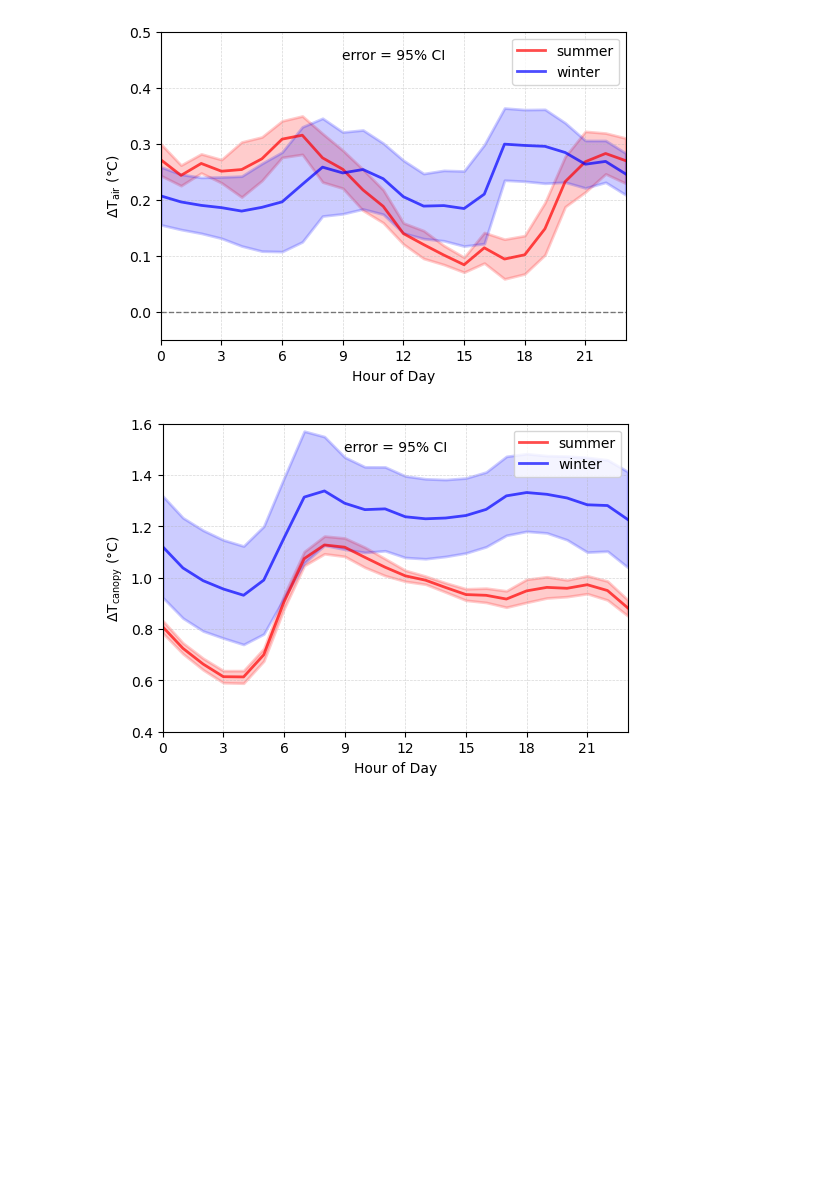
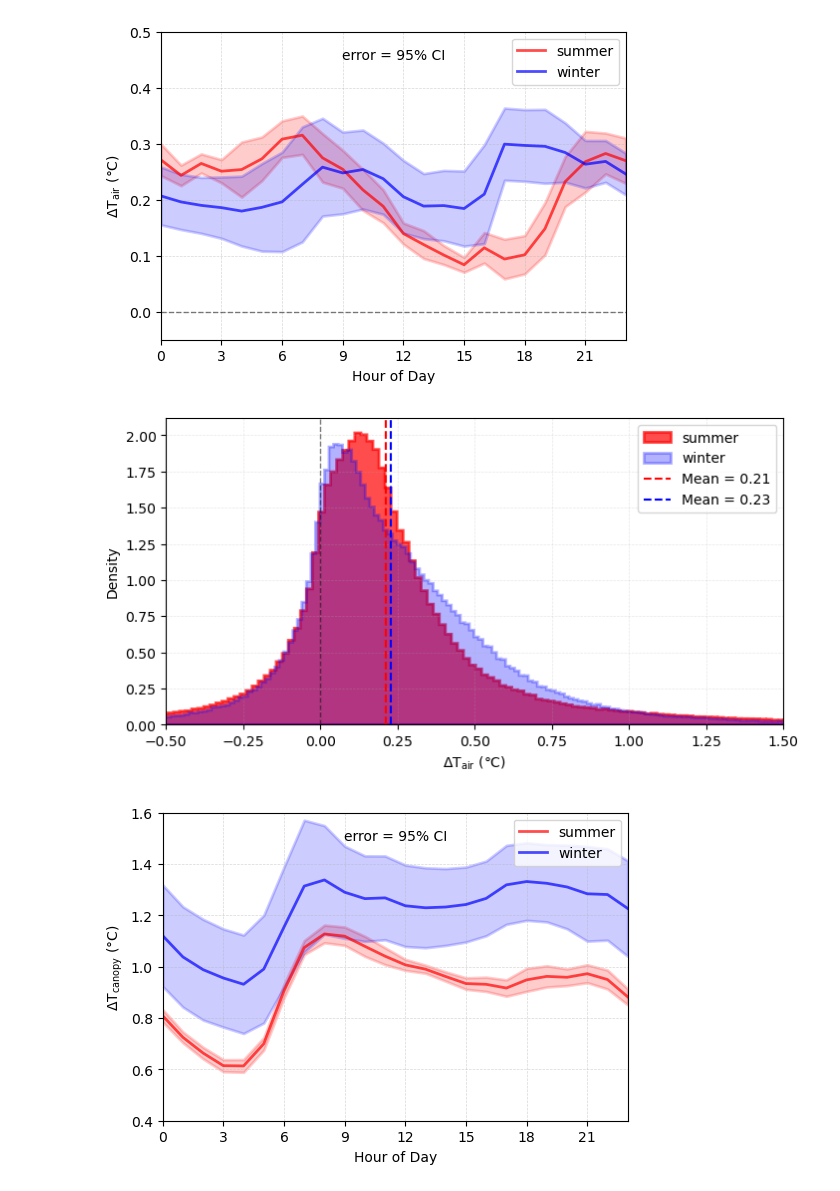
Before and after one commit to josephko91/ah-la-paper, a Jupyter notebook: notebooks/impact-analysis.ipynb, the cells around one changed output. Cells and saved outputs as stored; diff of their text form; code cells hidden in the pictures; blank space fills up the shorter version.

```diff
--- a/notebooks/impact-analysis.ipynb
+++ b/notebooks/impact-analysis.ipynb
@@ -192,6 +358,36 @@ filename = 'diurnal_t2.png'
 plt.savefig(os.path.join(save_dir, filename), dpi=300)
 # %% [output]
 [figure]
+# %%
+# histogram (T2)
+fig, ax = plt.subplots(figsize=(8,4))
+t2_diff_s = delta[8]['T2']
+t2_diff_w = delta[12]['T2']
+t2_diff_s.plot.hist(ax=ax, xlim =[-0.5, 1.5], bins='scott', label='summer',
+                    histtype='stepfilled',
+                    edgecolor='red', linewidth=2,
+                    density=True, alpha=0.7, fc=(1, 0, 0, 0.5));
+t2_diff_w.plot.hist(ax=ax, xlim =[-0.5, 1.5], bins='scott', label='winter',
+                    histtype='stepfilled',
+                    edgecolor='blue', linewidth=2,
+                    density=True, alpha=0.3, fc=(0, 0, 1, 0.5));
+# plot mean as lines
+mean_val_s = t2_diff_s.mean().values
+mean_val_w = t2_diff_w.mean().values
+plt.axvline(mean_val_s, color='red', linestyle='--', label=f'Mean = {mean_val_s:.2f}')
+plt.axvline(mean_val_w, color='blue', linestyle='--', label=f'Mean = {mean_val_w:.2f}')
+ax.grid(linewidth=0.5, alpha=0.3, linestyle='--')
+ax.set_xlabel(del_ta_label)
+ax.set_ylabel('Density')
+ax.legend()
+ax.axvline(x=0, color='black', linestyle='--', linewidth=1, alpha=0.5)
+ax.set_title('')
+save_dir = '/home1/kojoseph/ah-la-paper/figs/hist'
+filename = 'hist_t2.png'
+plt.savefig(os.path.join(save_dir, filename), dpi=300)
+plt.show()
+# %% [output]
+[figure, added]
 # %%
 # Diurnal plot for delta(TC_URB)
 v = 'TC_URB'
```
Also changed, not shown: parts of 22 cells of this notebook, 4 other files.
